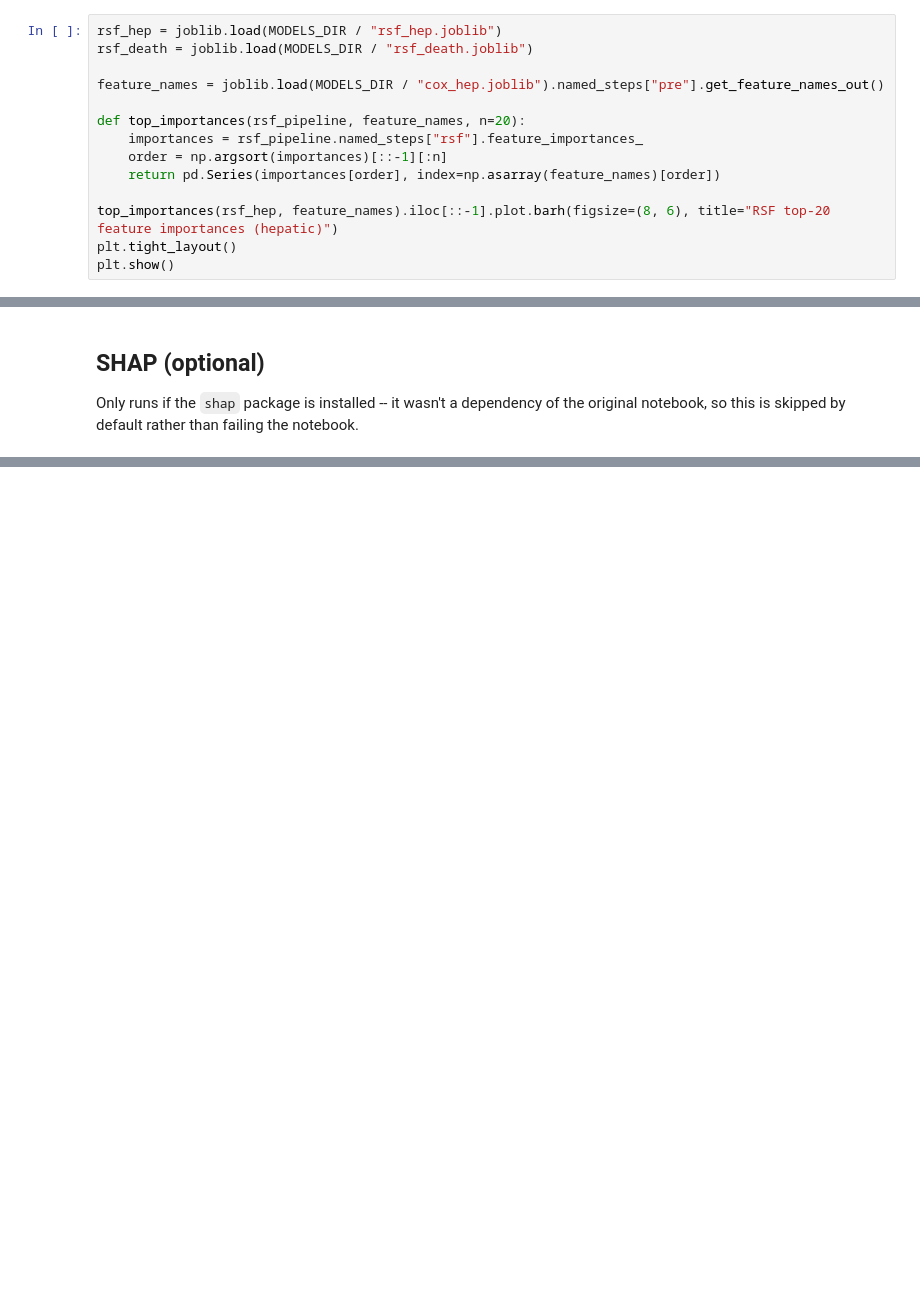
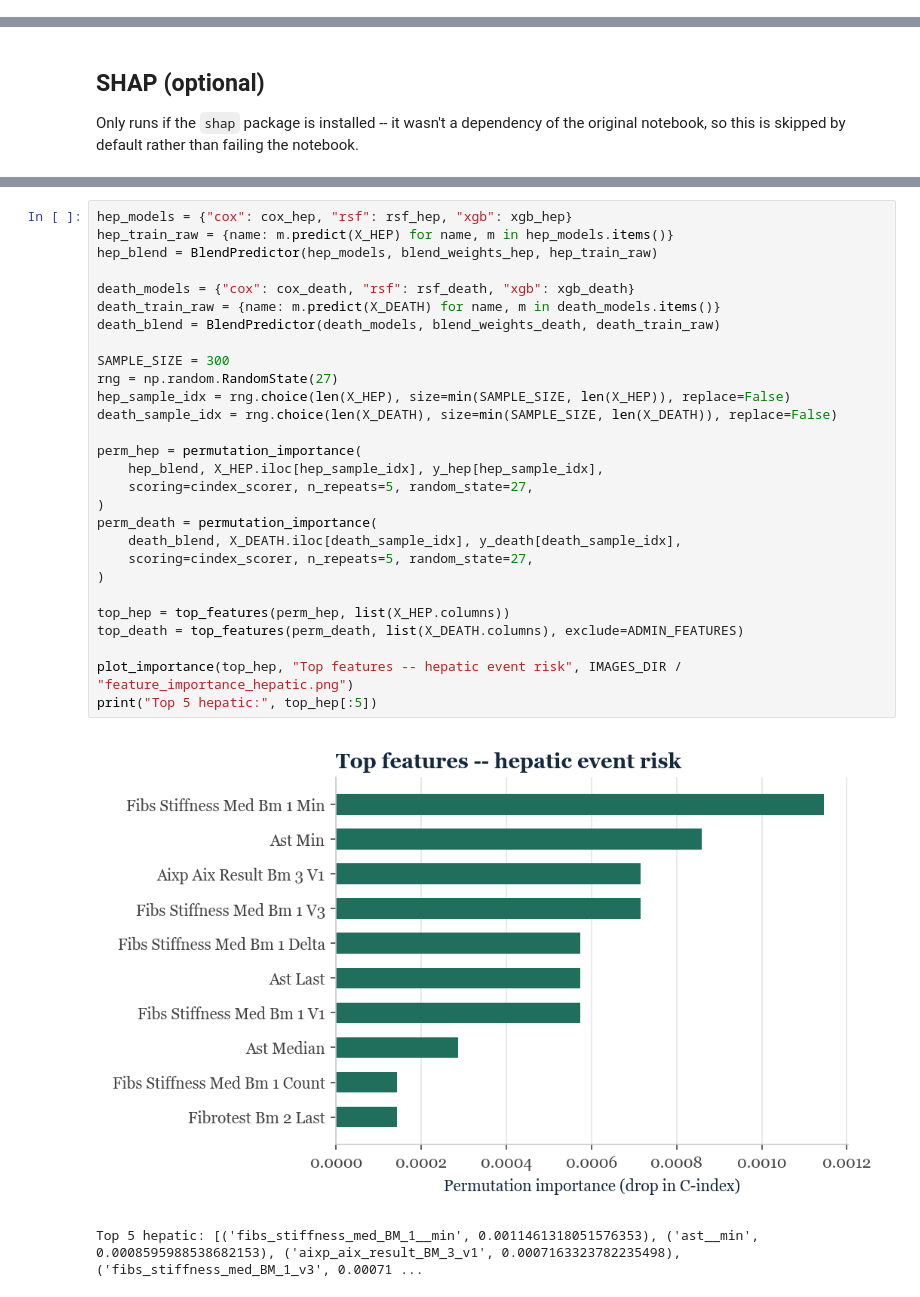
Before and after one commit to pabcal/TFG_Liverrisk_PabloCalderon, a Jupyter notebook: notebooks/04_results_analysis.ipynb, the cells around one changed output, grey strips where cells are left out. Cells and saved outputs as stored; diff of their text form; blank space fills up the shorter version.

```diff
--- a/notebooks/04_results_analysis.ipynb
+++ b/notebooks/04_results_analysis.ipynb
@@ -66,14 +63,0 @@ plt.show()
-# %%
-rsf_hep = joblib.load(MODELS_DIR / "rsf_hep.joblib")
-rsf_death = joblib.load(MODELS_DIR / "rsf_death.joblib")
-
-feature_names = joblib.load(MODELS_DIR / "cox_hep.joblib").named_steps["pre"].get_feature_names_out()
-
-def top_importances(rsf_pipeline, feature_names, n=20):
-    importances = rsf_pipeline.named_steps["rsf"].feature_importances_
-    order = np.argsort(importances)[::-1][:n]
-    return pd.Series(importances[order], index=np.asarray(feature_names)[order])
-
-top_importances(rsf_hep, feature_names).iloc[::-1].plot.barh(figsize=(8, 6), title="RSF top-20 feature importances (hepatic)")
-plt.tight_layout()
-plt.show()
@@ -100,0 +251,31 @@ if HAS_SHAP:
+# %%
+hep_models = {"cox": cox_hep, "rsf": rsf_hep, "xgb": xgb_hep}
+hep_train_raw = {name: m.predict(X_HEP) for name, m in hep_models.items()}
+hep_blend = BlendPredictor(hep_models, blend_weights_hep, hep_train_raw)
+
+death_models = {"cox": cox_death, "rsf": rsf_death, "xgb": xgb_death}
+death_train_raw = {name: m.predict(X_DEATH) for name, m in death_models.items()}
+death_blend = BlendPredictor(death_models, blend_weights_death, death_train_raw)
+
+SAMPLE_SIZE = 300
+rng = np.random.RandomState(27)
+hep_sample_idx = rng.choice(len(X_HEP), size=min(SAMPLE_SIZE, len(X_HEP)), replace=False)
+death_sample_idx = rng.choice(len(X_DEATH), size=min(SAMPLE_SIZE, len(X_DEATH)), replace=False)
+
+perm_hep = permutation_importance(
+    hep_blend, X_HEP.iloc[hep_sample_idx], y_hep[hep_sample_idx],
+    scoring=cindex_scorer, n_repeats=5, random_state=27,
+)
+perm_death = permutation_importance(
+    death_blend, X_DEATH.iloc[death_sample_idx], y_death[death_sample_idx],
+    scoring=cindex_scorer, n_repeats=5, random_state=27,
+)
+
+top_hep = top_features(perm_hep, list(X_HEP.columns))
+top_death = top_features(perm_death, list(X_DEATH.columns), exclude=ADMIN_FEATURES)
+
+plot_importance(top_hep, "Top features -- hepatic event risk", IMAGES_DIR / "feature_importance_hepatic.png")
+print("Top 5 hepatic:", top_hep[:5])
+# %% [output]
+[figure, added]
+Top 5 hepatic: [('fibs_stiffness_med_BM_1__min', 0.0011461318051576353), ('ast__min', 0.0008595988538682153), ('aixp_aix_result_BM_3_v1', 0.0007163323782235498), ('fibs_stiffness_med_BM_1_v3', 0.00071 ...
```
Also changed, not shown: parts of 14 cells of this notebook, 17 other files.
